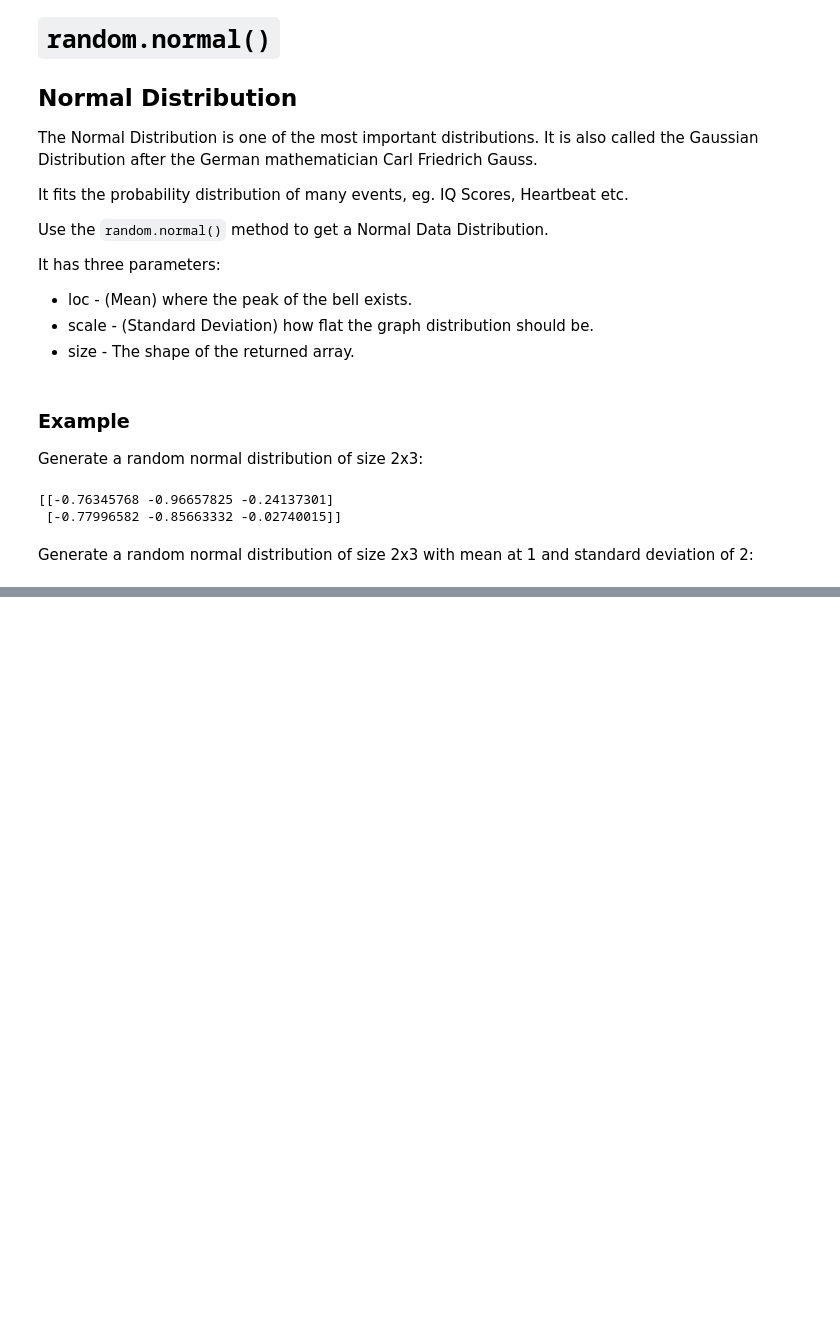
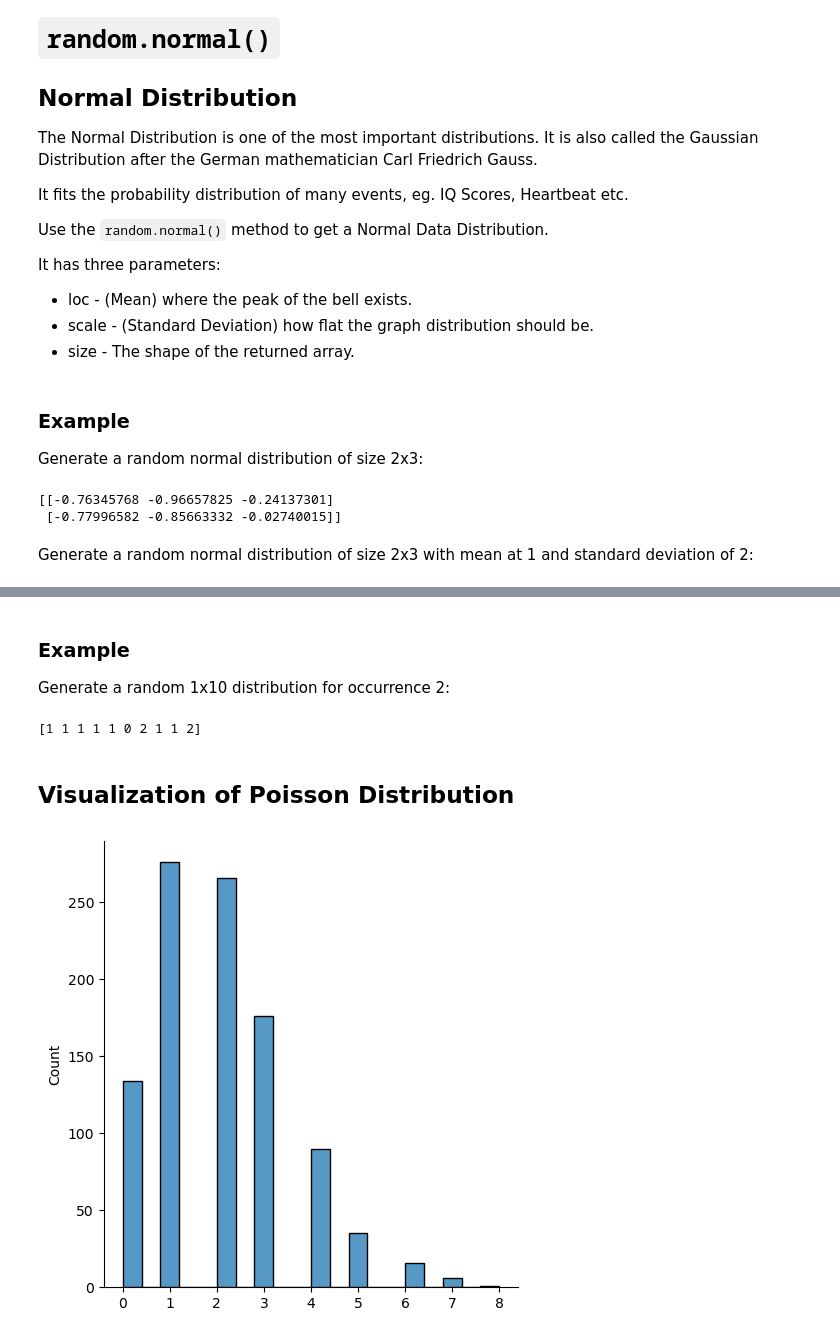
Before and after one commit to Jun0S2/25WiSE-PyML, a Jupyter notebook: Numpy/Random_Number.ipynb, the cells around one changed output, grey strips where cells are left out. Drawn from its saved outputs; the diff is of its cells as text; code cells hidden in the pictures; blank space fills up the shorter version.

```diff
--- a/Numpy/Random_Number.ipynb
+++ b/Numpy/Random_Number.ipynb
@@ -279,0 +365,10 @@ print(x)
+# %% [markdown]
+### Example
+Generate a random 1x10 distribution for occurrence 2:
+# %%
+poisson = random.poisson(lam = 2, size = 10)
+print(poisson)
+# %% [output]
+[1 1 1 1 1 0 2 1 1 2]
+# %% [markdown]
+## Visualization of Poisson Distribution
@@ -279,0 +379,5 @@ print(x)
+# %%
+sns.displot(random.poisson(lam=2, size=1000))
+plt.show()
+# %% [output]
+[figure, added]
```
Also changed, not shown: parts of 76 cells of this notebook.
